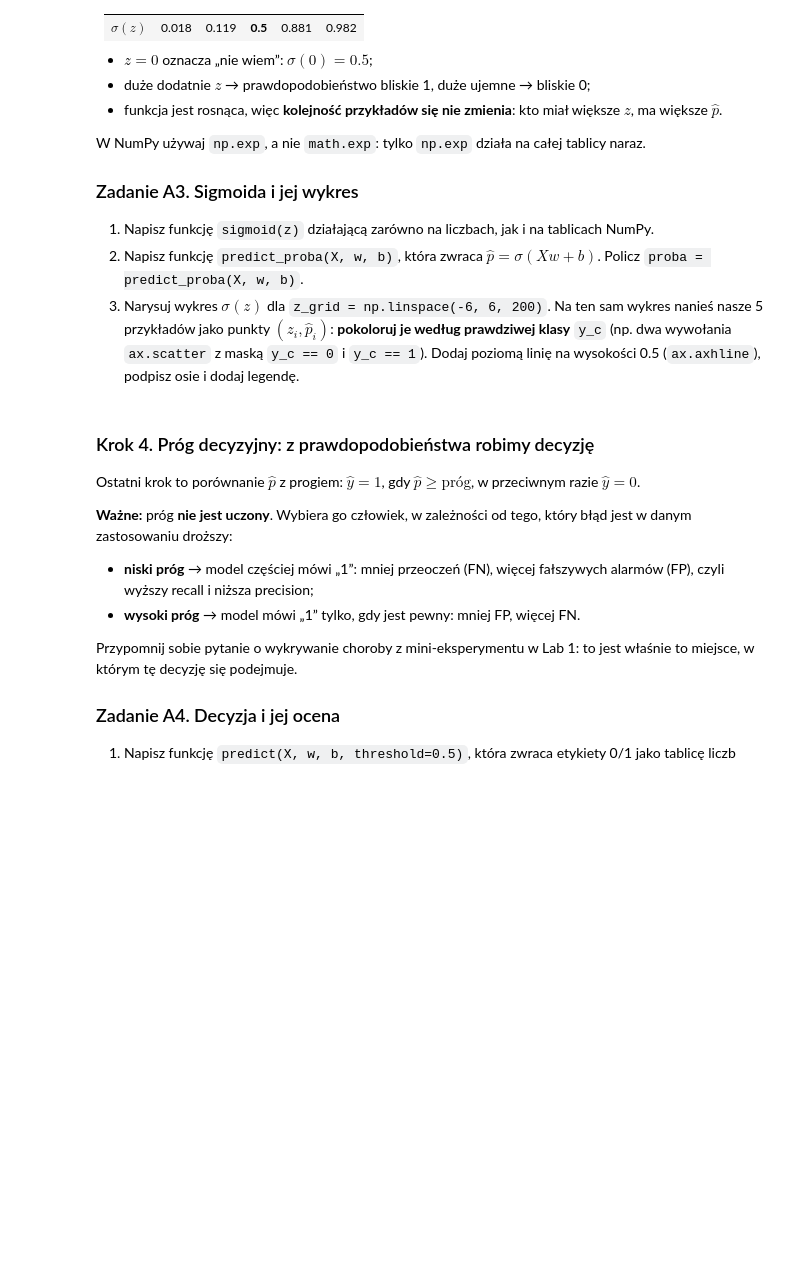
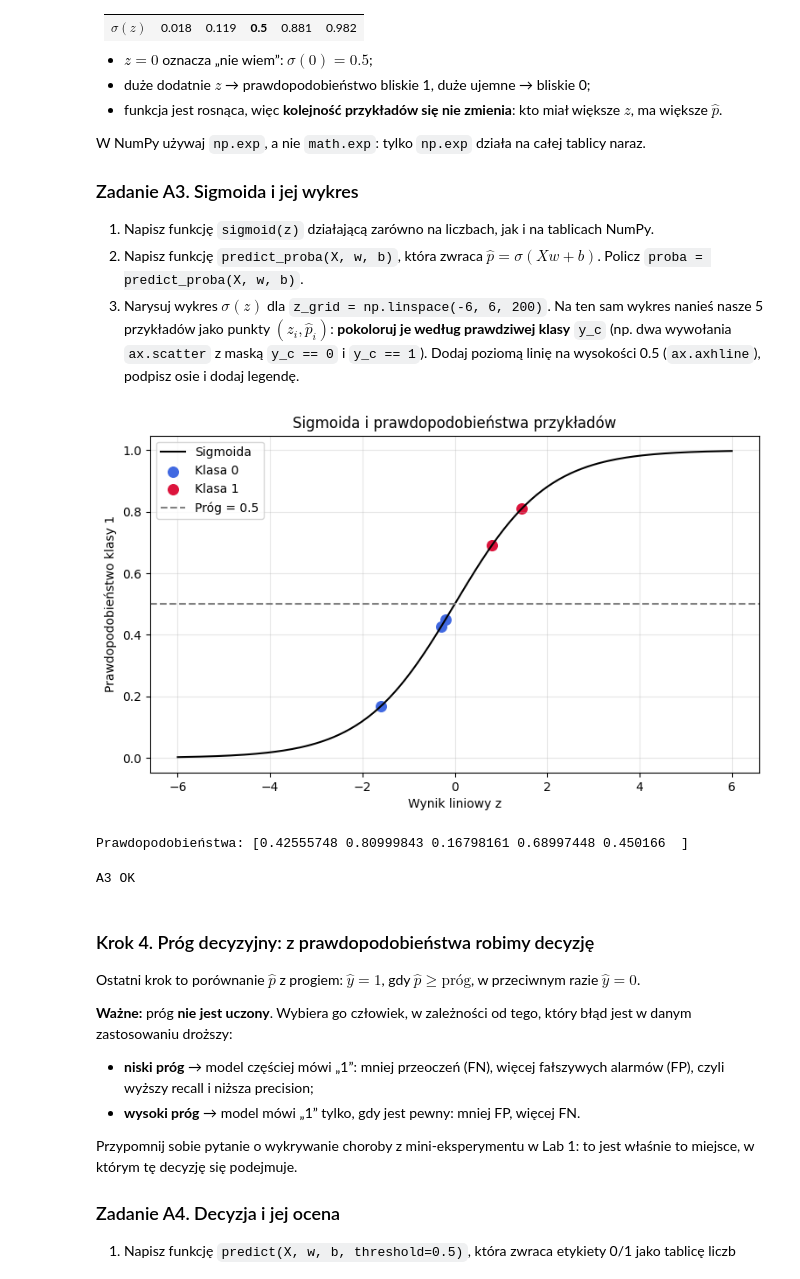
Before and after one commit to cincincincincincin/Systemy-AI, a Jupyter notebook: SystemyAI_Lab2.ipynb, the cells around one changed output. Saved outputs shown, nothing was run; the diff lists cells and outputs as text; code cells hidden in the pictures; blank space fills up the shorter version.

```diff
--- a/SystemyAI_Lab2.ipynb
+++ b/SystemyAI_Lab2.ipynb
@@ -120,3 +176,18 @@ Iloczyn macierzy i wektora `X @ w` liczy taką ważoną sumę **dla wszystkich w
 4. Sprawdź `np.allclose(z_loop, z)` i wypisz kształt `z`.
 # %%
 # Twoje rozwiązanie
+
+z0 = X[0, 0] * w[0] + X[0, 1] * w[1] + b
+
+z_loop = np.zeros(X.shape[0])
+
+for i in range(X.shape[0]):
+    z_loop[i] = X[i, 0] * w[0] + X[i, 1] * w[1] + b
+
+z = X @ w + b
+
+print("z0:", z0)
+print("z_loop:", z_loop)
+print("z:", z)
+print("Czy wyniki są zgodne?", np.allclose(z_loop, z))
+print("Kształt z:", z.shape)
@@ -152,12 +231,59 @@ W NumPy używaj `np.exp`, a nie `math.exp`: tylko `np.exp` działa na całej tab
 # %%
 import matplotlib.pyplot as plt
 
 # Twoje rozwiązanie
+
+def sigmoid(z):
+    return 1 / (1 + np.exp(-z))
+
+def predict_proba(X, w, b):
+    return sigmoid(X @ w + b)
+
+proba = predict_proba(X, w, b)
+
+z_grid = np.linspace(-6, 6, 200)
+
+fig, ax = plt.subplots(figsize=(9, 5))
+
+ax.plot(z_grid, sigmoid(z_grid), label="Sigmoida", color="black")
+
+ax.scatter(
+    z[y_c == 0],
+    proba[y_c == 0],
+    color="royalblue",
+    label="Klasa 0",
+    s=70
+)
+
+ax.scatter(
+    z[y_c == 1],
+    proba[y_c == 1],
+    color="crimson",
+    label="Klasa 1",
+    s=70
+)
+
+ax.axhline(0.5, color="gray", linestyle="--", label="Próg = 0.5")
+
+ax.set_xlabel("Wynik liniowy z")
+ax.set_ylabel("Prawdopodobieństwo klasy 1")
+ax.set_title("Sigmoida i prawdopodobieństwa przykładów")
+ax.legend()
+ax.grid(alpha=0.3)
+
+plt.show()
+
+print("Prawdopodobieństwa:", proba)
+# %% [output]
+[figure, added]
+Prawdopodobieństwa: [0.42555748 0.80999843 0.16798161 0.68997448 0.450166  ]
 # %%
 # TEST
 assert sigmoid(0) == 0.5 and np.allclose(sigmoid(np.array([-100.0, 100.0])), [0, 1])
 assert np.allclose(proba, [0.42556, 0.80999, 0.16798, 0.68997, 0.45017], atol=1e-4)
 print("A3 OK")
+# %% [output]
+A3 OK
 # %% [markdown]
 ### Krok 4. Próg decyzyjny: z prawdopodobieństwa robimy decyzję
 
```
Also changed, not shown: parts of 12 cells of this notebook.
